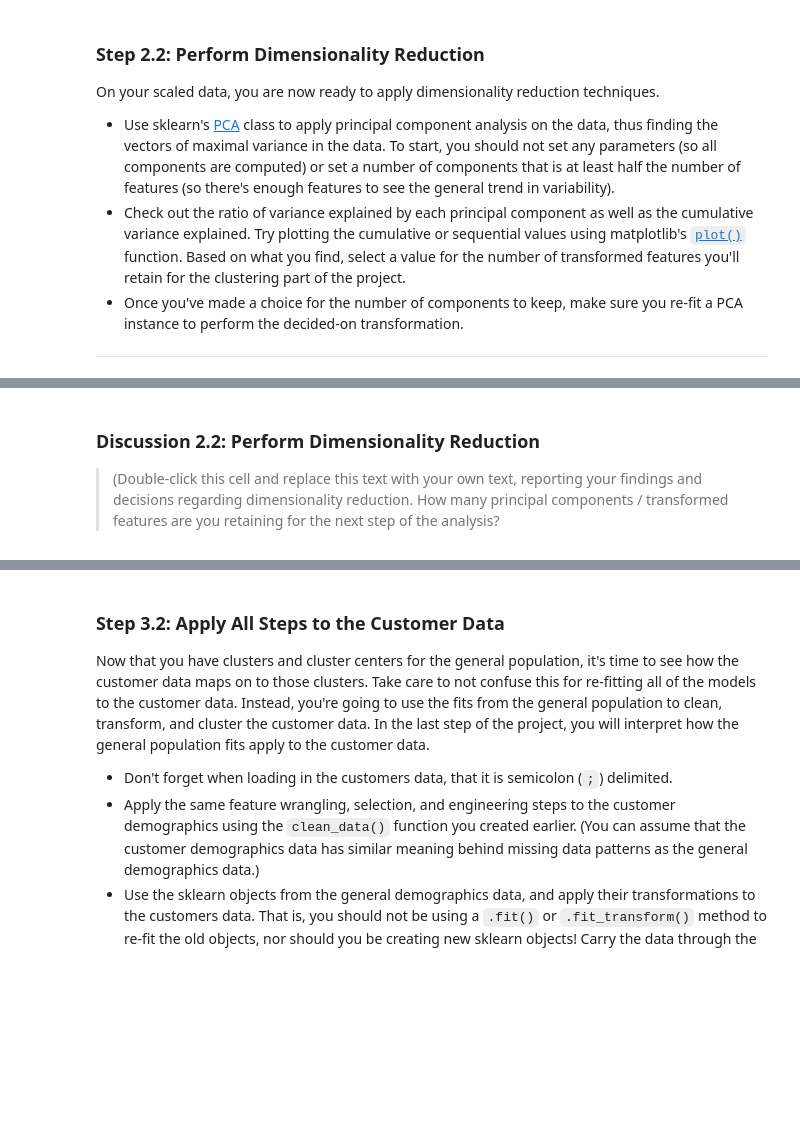
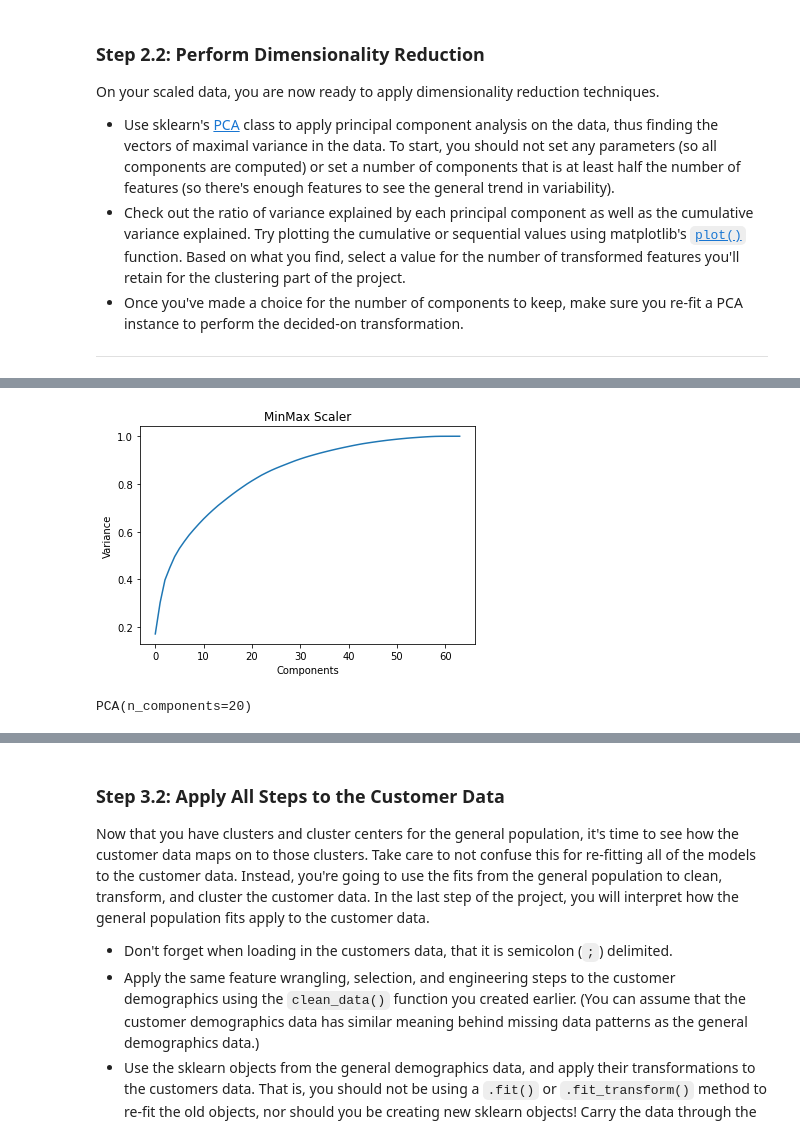
Before and after one commit to tobazan/tensorflow-ml-udacity, a Jupyter notebook: customer_segmentation/identify_segments.ipynb, the cells around one changed output, grey strips where cells are left out. Saved outputs shown, nothing was run; the diff lists cells and outputs as text; code cells hidden in the pictures; blank space fills up the shorter version.

```diff
--- a/customer_segmentation/identify_segments.ipynb
+++ b/customer_segmentation/identify_segments.ipynb
@@ -627,0 +676,4 @@ ___
+# %%
+mm_pca = PCA()
+mm_pca.fit(mm_scaled_df)
+mm_pca.explained_variance_ratio_[:20]
@@ -628,6 +693,14 @@ ___
+# %%
+plt.plot(np.cumsum(mm_pca.explained_variance_ratio_))
+plt.xlabel('Components')
+plt.ylabel('Variance')
+plt.title('MinMax Scaler')
+plt.show()
+# %% [output]
+[figure, added]
 # %%
 # Re-apply PCA to the data while selecting for number of components to retain.
+mm_pca_20 = PCA(n_components=20)
+mm_pca_20.fit(mm_scaled_df)
+# %% [output]
+PCA(n_components=20)
-# %% [markdown]
-### Discussion 2.2: Perform Dimensionality Reduction
-
-> (Double-click this cell and replace this text with your own text, reporting your findings and decisions regarding dimensionality reduction. How many principal components / transformed features are you retaining for the next step of the analysis?
```
Also changed, not shown: parts of 44 cells of this notebook.
